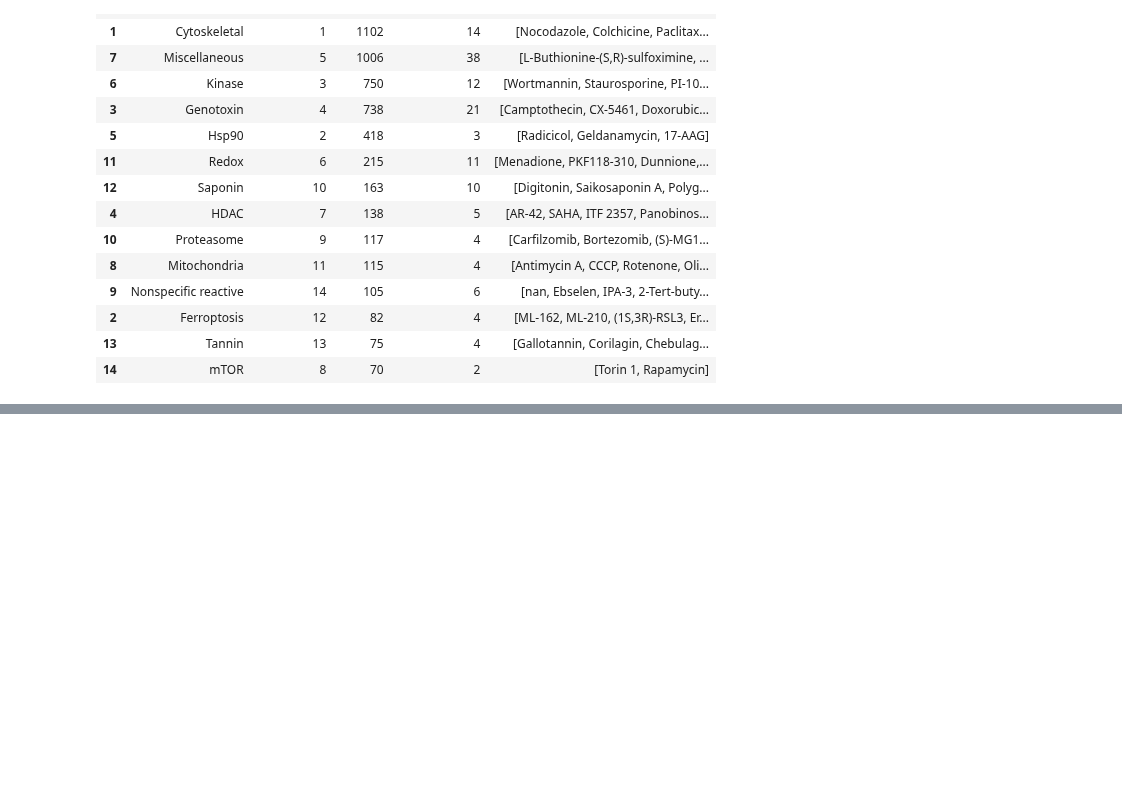
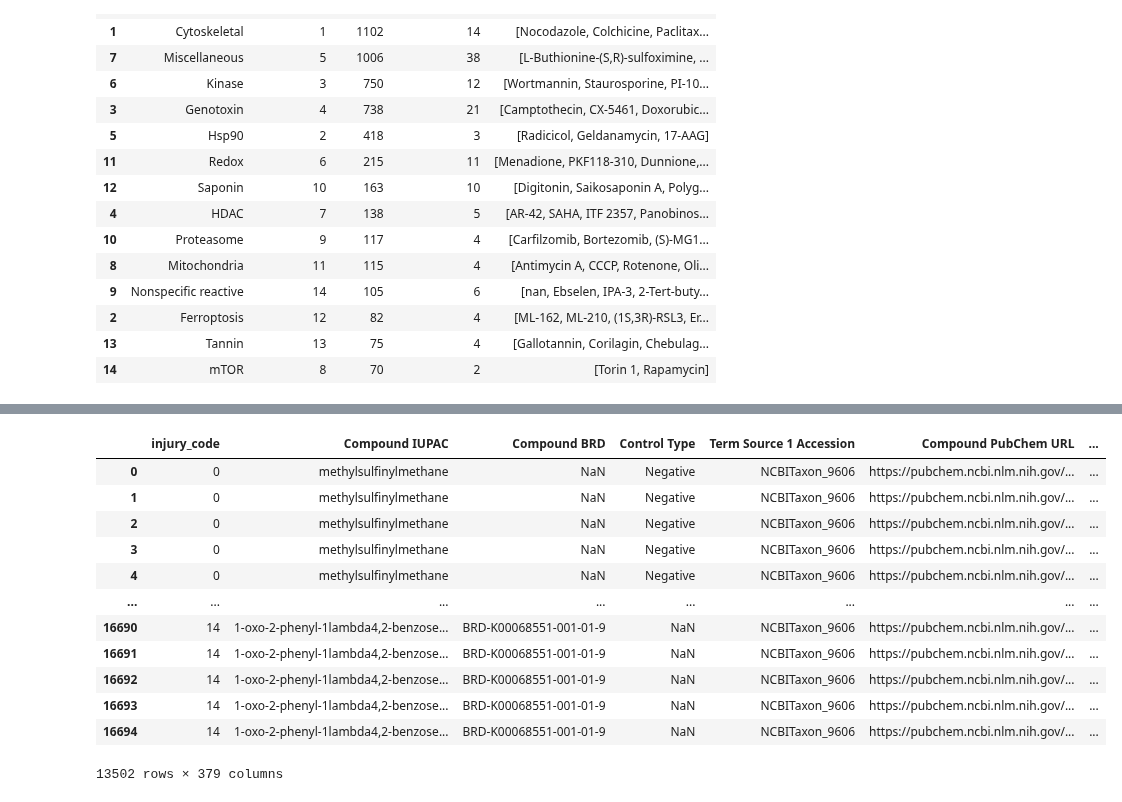
Before and after one commit to WayScience/Cytotoxic-Nuisance-Metadata-Analysis, a Jupyter notebook: notebooks/1.data_splits/1.data_splits.ipynb, the cells around one changed output, grey strips where cells are left out. Drawn from its saved outputs; the diff is of its cells as text; code cells hidden in the pictures; blank space fills up the shorter version.

```diff
--- a/notebooks/1.data_splits/1.data_splits.ipynb
+++ b/notebooks/1.data_splits/1.data_splits.ipynb
@@ -549,3 +549,19 @@ training shape after removing holdouts (13502, 379)
 fs_profile_df.to_csv(
     data_split_dir / "training_data.csv.gz", index=False, compression="gzip"
 )
+# %%
+fs_profile_df
+# %% [output]
+|  | injury_code | Compound IUPAC | Compound BRD | Control Type | Term Source 1 Accession | Compound PubChem URL | ... |
+| 0 | 0 | methylsulfinylmethane | NaN | Negative | NCBITaxon_9606 | https://pubchem.ncbi.nlm.nih.gov/... | ... |
+| 1 | 0 | methylsulfinylmethane | NaN | Negative | NCBITaxon_9606 | https://pubchem.ncbi.nlm.nih.gov/... | ... |
+| 2 | 0 | methylsulfinylmethane | NaN | Negative | NCBITaxon_9606 | https://pubchem.ncbi.nlm.nih.gov/... | ... |
+| 3 | 0 | methylsulfinylmethane | NaN | Negative | NCBITaxon_9606 | https://pubchem.ncbi.nlm.nih.gov/... | ... |
+| 4 | 0 | methylsulfinylmethane | NaN | Negative | NCBITaxon_9606 | https://pubchem.ncbi.nlm.nih.gov/... | ... |
+| ... | ... | ... | ... | ... | ... | ... | ... |
+| 16690 | 14 | 1-oxo-2-phenyl-1lambda4,2-benzose... | BRD-K00068551-001-01-9 | NaN | NCBITaxon_9606 | https://pubchem.ncbi.nlm.nih.gov/... | ... |
+| 16691 | 14 | 1-oxo-2-phenyl-1lambda4,2-benzose... | BRD-K00068551-001-01-9 | NaN | NCBITaxon_9606 | https://pubchem.ncbi.nlm.nih.gov/... | ... |
+| 16692 | 14 | 1-oxo-2-phenyl-1lambda4,2-benzose... | BRD-K00068551-001-01-9 | NaN | NCBITaxon_9606 | https://pubchem.ncbi.nlm.nih.gov/... | ... |
+| 16693 | 14 | 1-oxo-2-phenyl-1lambda4,2-benzose... | BRD-K00068551-001-01-9 | NaN | NCBITaxon_9606 | https://pubchem.ncbi.nlm.nih.gov/... | ... |
+| 16694 | 14 | 1-oxo-2-phenyl-1lambda4,2-benzose... | BRD-K00068551-001-01-9 | NaN | NCBITaxon_9606 | https://pubchem.ncbi.nlm.nih.gov/... | ... |
+13502 rows × 379 columns
```
Also changed, not shown: parts of 7 cells of this notebook, 30 other files.
